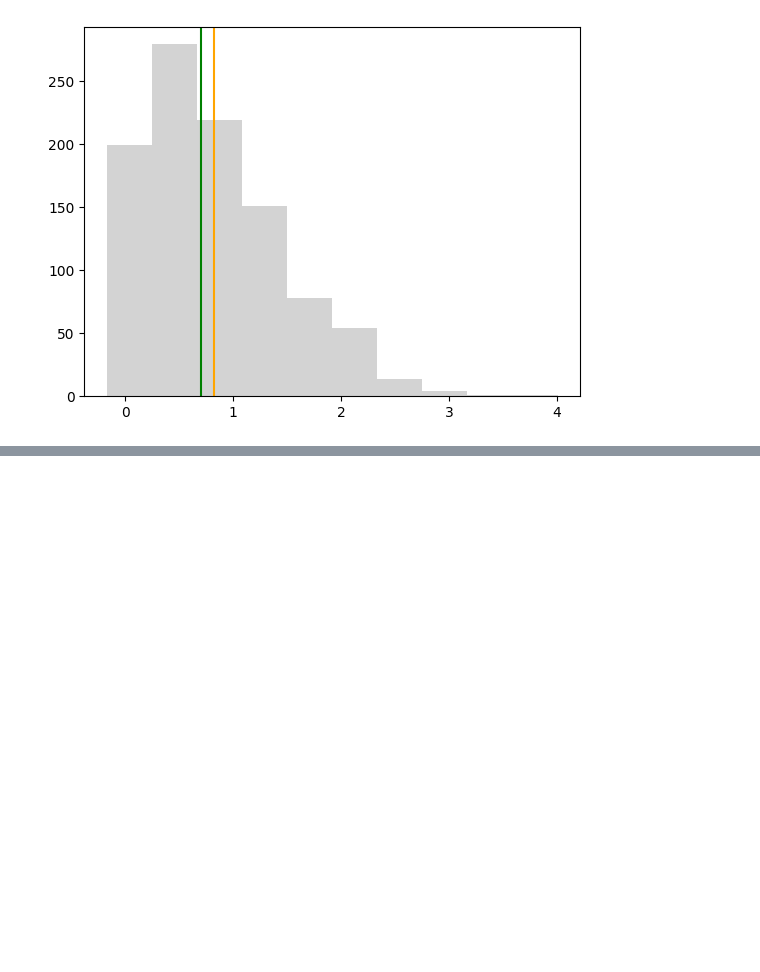
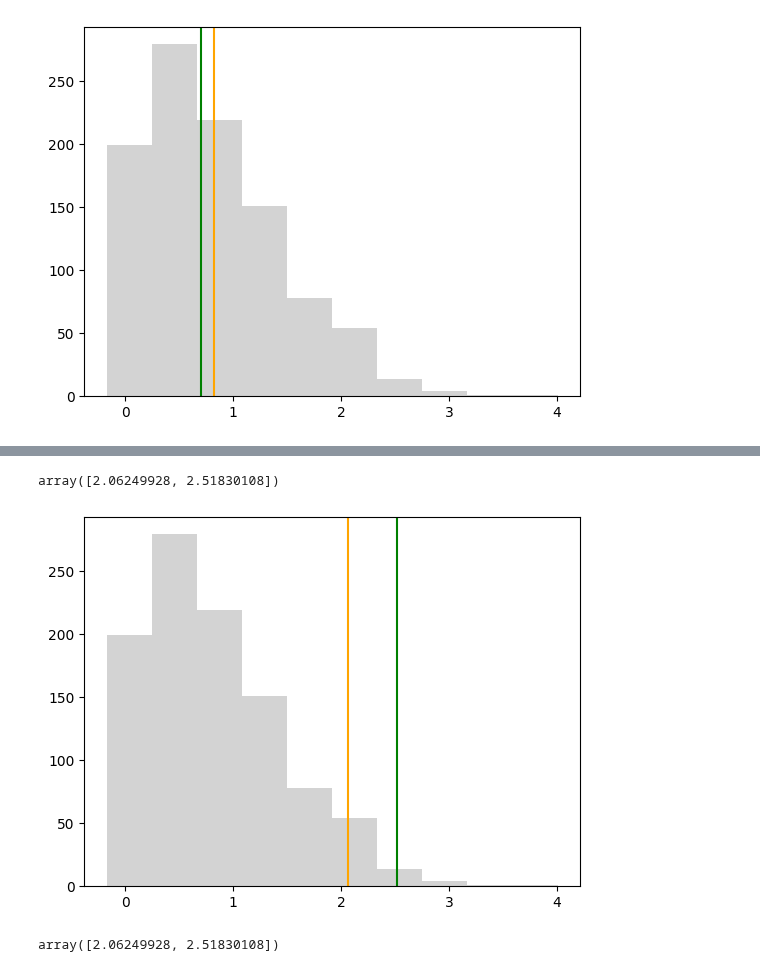
Before and after one commit to fakhar-iqbal/Machine_Learning_Fundamentals, a Jupyter notebook: Probability.ipynb, the cells around one changed output, grey strips where cells are left out. Saved outputs shown, nothing was run; the diff lists cells and outputs as text; code cells hidden in the pictures; blank space fills up the shorter version.

```diff
--- a/Probability.ipynb
+++ b/Probability.ipynb
@@ -115,0 +131,17 @@ _ = plt.hist(x,color='lightgray')
+# %%
+p = np.percentile(x,[95,99])
+p
+# %% [output]
+array([2.06249928, 2.51830108])
+# %%
+fig,ax = plt.subplots()
+plt.axvline(x=p[0],color='orange')
+plt.axvline(x=p[1],color='green')
+
+_ = plt.hist(x,color='lightgray')
+# %% [output]
+[figure, added]
+# %%
+np.quantile(x,[.95,.99])
+# %% [output]
+array([2.06249928, 2.51830108])
```
Also changed, not shown: parts of 10 cells of this notebook.
